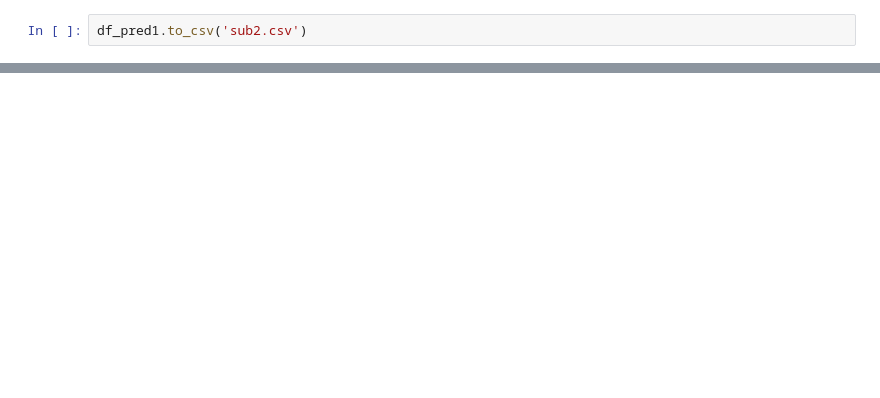
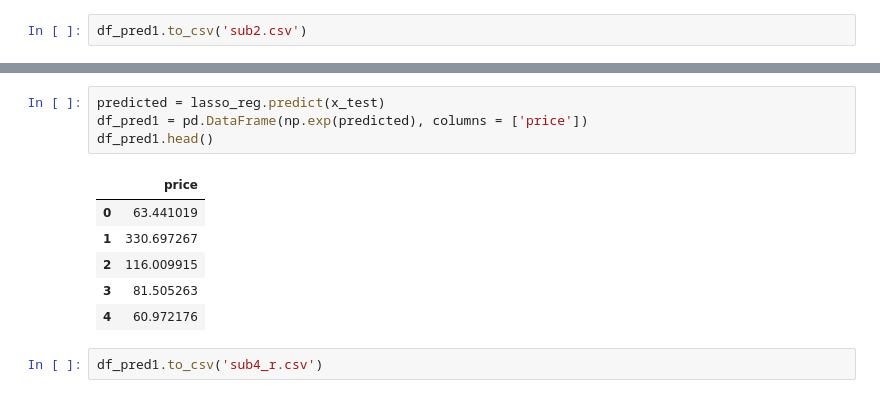
Before and after one commit to shrish83/Python-Basics, a Jupyter notebook: ML Practices/Predicting House Prices in Bengaluru/script1.ipynb, the cells around one changed output, grey strips where cells are left out. Saved outputs shown, nothing was run; the diff lists cells and outputs as text; blank space fills up the shorter version.

```diff
--- a/ML Practices/Predicting House Prices in Bengaluru/script1.ipynb
+++ b/ML Practices/Predicting House Prices in Bengaluru/script1.ipynb
@@ -639,0 +713,13 @@ df_pred1.to_csv('sub2.csv')
+# %%
+predicted = lasso_reg.predict(x_test)
+df_pred1 = pd.DataFrame(np.exp(predicted), columns = ['price'])
+df_pred1.head()
+# %% [output]
+|  | price |
+| 0 | 63.441019 |
+| 1 | 330.697267 |
+| 2 | 116.009915 |
+| 3 | 81.505263 |
+| 4 | 60.972176 |
+# %%
+df_pred1.to_csv('sub4_r.csv')
```
Also changed, not shown: parts of 10 cells of this notebook, 20 other files.
